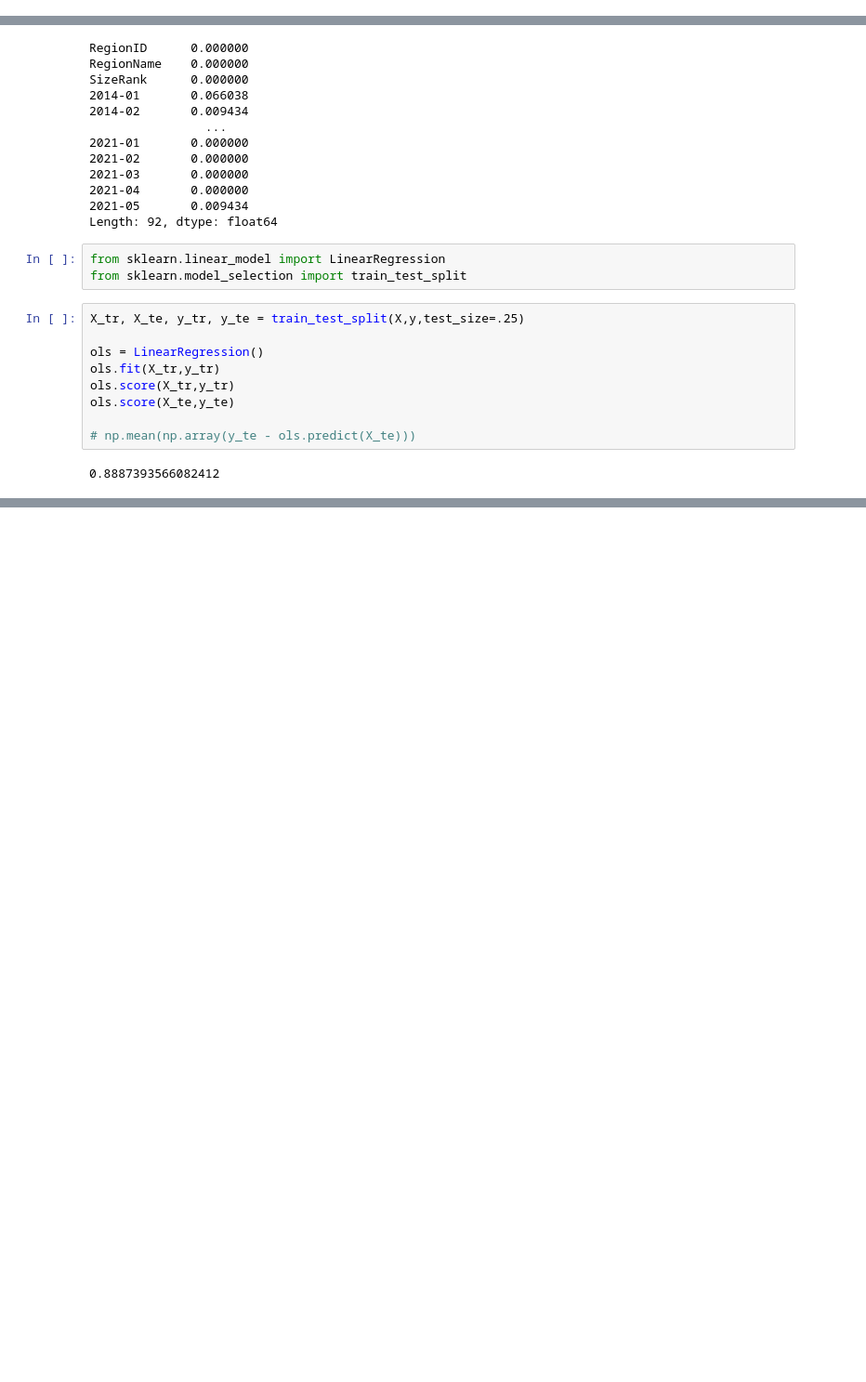
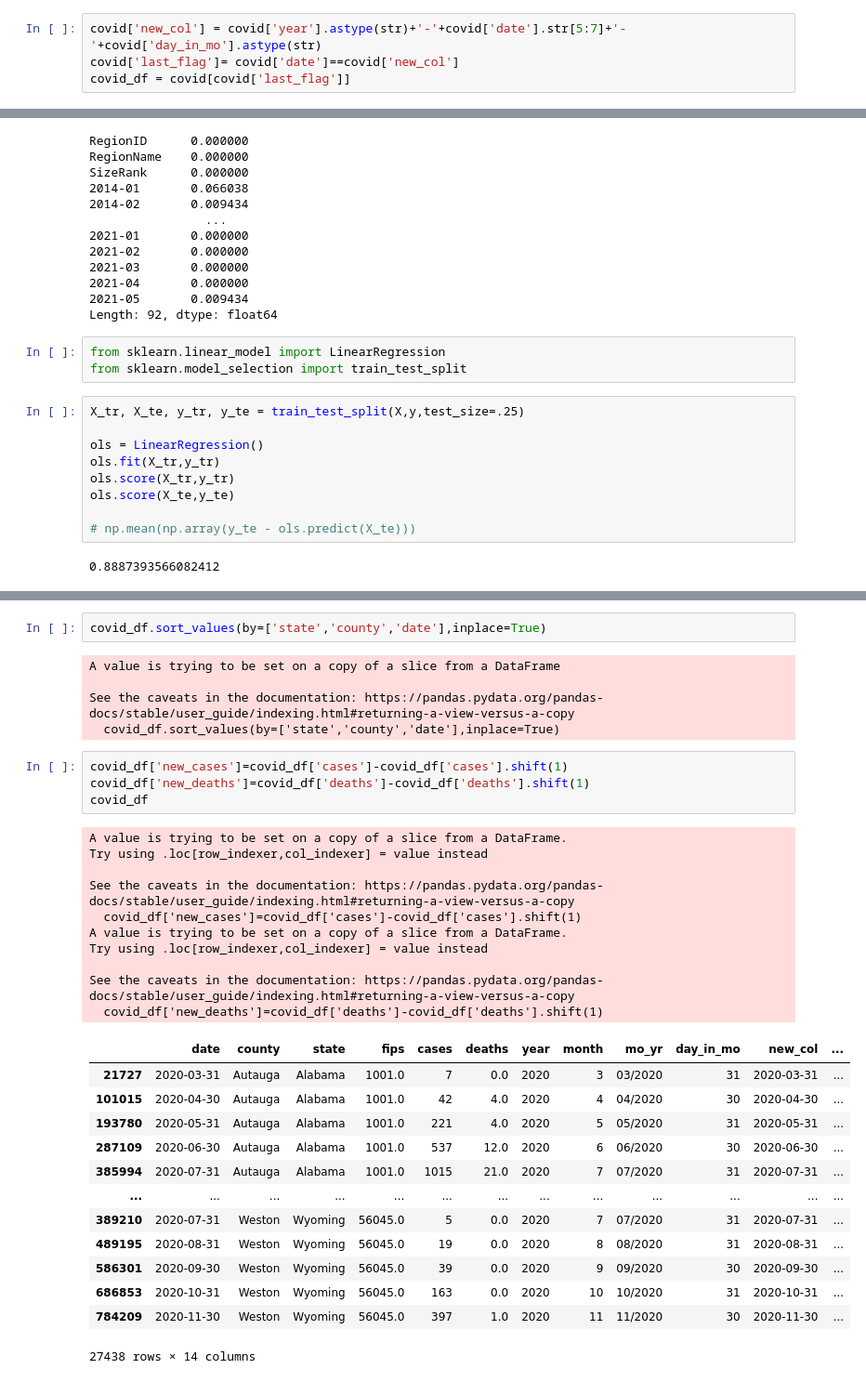
Before and after one commit to axpinkerton/capstone, a Jupyter notebook: alex_eda.ipynb, the cells around one changed output, grey strips where cells are left out. Shown at 93% size. Saved outputs shown, nothing was run; the diff lists cells and outputs as text; blank space fills up the shorter version.

```diff
--- a/alex_eda.ipynb
+++ b/alex_eda.ipynb
@@ -221,3 +213,7 @@ grp
+# %%
+covid['new_col'] = covid['year'].astype(str)+'-'+covid['date'].str[5:7]+'-'+covid['day_in_mo'].astype(str)
+covid['last_flag']= covid['date']==covid['new_col']
+covid_df = covid[covid['last_flag']]
 # %%
 X = zori.iloc[:,3:87].fillna(0)
 y = zori.iloc[:,88].fillna(0)
@@ -251,0 +265,35 @@ ols.score(X_te,y_te)
+# %%
+covid_df.sort_values(by=['state','county','date'],inplace=True)
+# %% [output]
+A value is trying to be set on a copy of a slice from a DataFrame
+
+See the caveats in the documentation: https://pandas.pydata.org/pandas-docs/stable/user_guide/indexing.html#returning-a-view-versus-a-copy
+  covid_df.sort_values(by=['state','county','date'],inplace=True)
+# %%
+covid_df['new_cases']=covid_df['cases']-covid_df['cases'].shift(1)
+covid_df['new_deaths']=covid_df['deaths']-covid_df['deaths'].shift(1)
+covid_df
+# %% [output]
+A value is trying to be set on a copy of a slice from a DataFrame.
+Try using .loc[row_indexer,col_indexer] = value instead
+
+See the caveats in the documentation: https://pandas.pydata.org/pandas-docs/stable/user_guide/indexing.html#returning-a-view-versus-a-copy
+  covid_df['new_cases']=covid_df['cases']-covid_df['cases'].shift(1)
+A value is trying to be set on a copy of a slice from a DataFrame.
+Try using .loc[row_indexer,col_indexer] = value instead
+
+See the caveats in the documentation: https://pandas.pydata.org/pandas-docs/stable/user_guide/indexing.html#returning-a-view-versus-a-copy
+  covid_df['new_deaths']=covid_df['deaths']-covid_df['deaths'].shift(1)
+|  | date | county | state | fips | cases | deaths | year | month | mo_yr | day_in_mo | new_col | ... |
+| 21727 | 2020-03-31 | Autauga | Alabama | 1001.0 | 7 | 0.0 | 2020 | 3 | 03/2020 | 31 | 2020-03-31 | ... |
+| 101015 | 2020-04-30 | Autauga | Alabama | 1001.0 | 42 | 4.0 | 2020 | 4 | 04/2020 | 30 | 2020-04-30 | ... |
+| 193780 | 2020-05-31 | Autauga | Alabama | 1001.0 | 221 | 4.0 | 2020 | 5 | 05/2020 | 31 | 2020-05-31 | ... |
+| 287109 | 2020-06-30 | Autauga | Alabama | 1001.0 | 537 | 12.0 | 2020 | 6 | 06/2020 | 30 | 2020-06-30 | ... |
+| 385994 | 2020-07-31 | Autauga | Alabama | 1001.0 | 1015 | 21.0 | 2020 | 7 | 07/2020 | 31 | 2020-07-31 | ... |
+| ... | ... | ... | ... | ... | ... | ... | ... | ... | ... | ... | ... | ... |
+| 389210 | 2020-07-31 | Weston | Wyoming | 56045.0 | 5 | 0.0 | 2020 | 7 | 07/2020 | 31 | 2020-07-31 | ... |
+| 489195 | 2020-08-31 | Weston | Wyoming | 56045.0 | 19 | 0.0 | 2020 | 8 | 08/2020 | 31 | 2020-08-31 | ... |
+| 586301 | 2020-09-30 | Weston | Wyoming | 56045.0 | 39 | 0.0 | 2020 | 9 | 09/2020 | 30 | 2020-09-30 | ... |
+| 686853 | 2020-10-31 | Weston | Wyoming | 56045.0 | 163 | 0.0 | 2020 | 10 | 10/2020 | 31 | 2020-10-31 | ... |
+| 784209 | 2020-11-30 | Weston | Wyoming | 56045.0 | 397 | 1.0 | 2020 | 11 | 11/2020 | 30 | 2020-11-30 | ... |
+27438 rows × 14 columns
```
Also changed, not shown: parts of 10 cells of this notebook, 1 other file.
